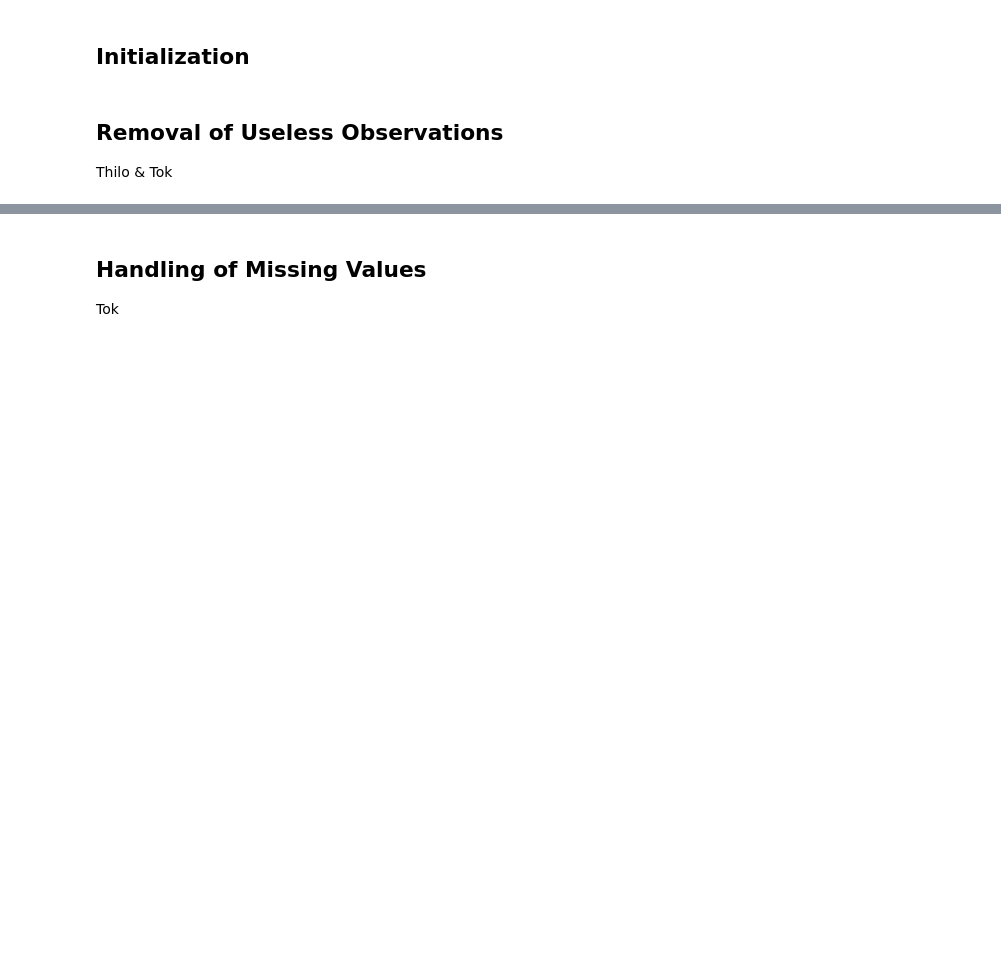
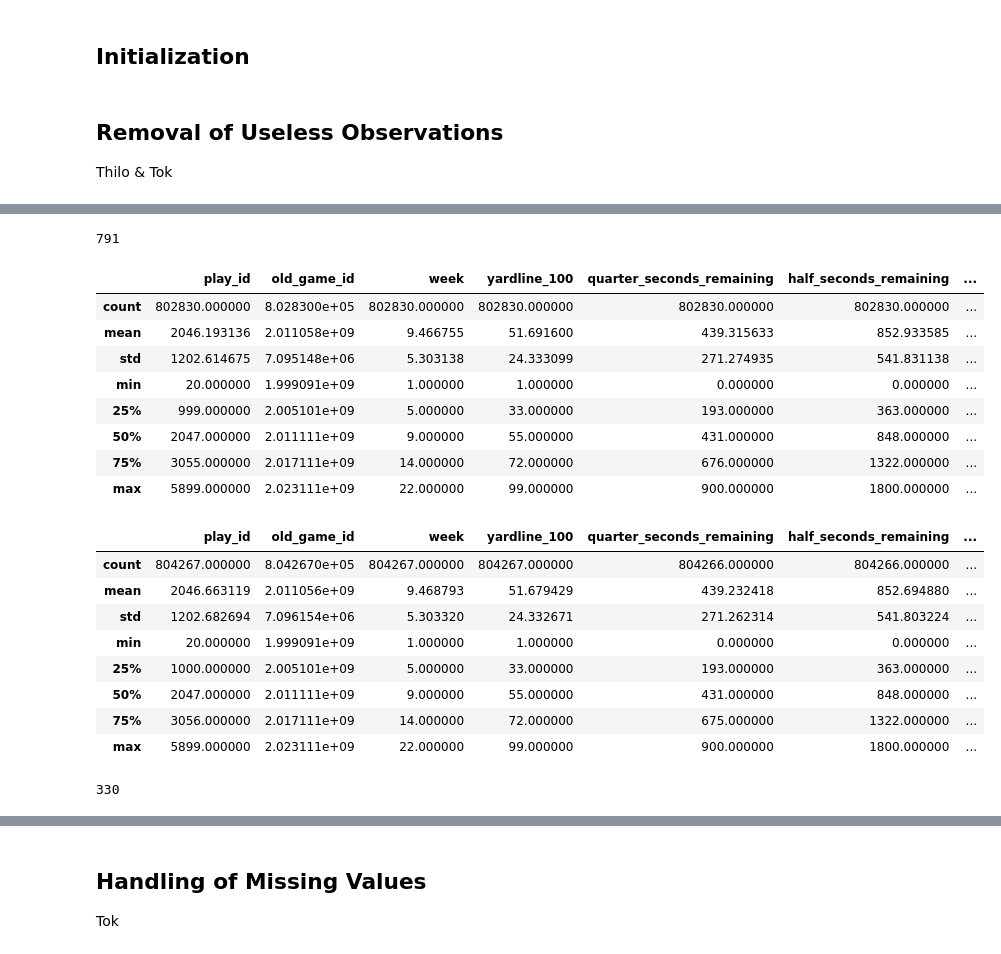
Before and after one commit to MatthiasBiermanns/NFL_play_prediction, a Jupyter notebook: preprocessing_documentation.ipynb, the cells around one changed output, grey strips where cells are left out. Cells and saved outputs as stored; diff of their text form; code cells hidden in the pictures; blank space fills up the shorter version.

Commit message:
exclude passers tested

```diff
--- a/preprocessing_documentation.ipynb
+++ b/preprocessing_documentation.ipynb
@@ -101,0 +158,49 @@ len(list(combined_df["start_time"].unique()))
+# %%
+len(list(combined_df["passer_id"].unique()))
+# %% [output]
+791
+# %%
+# Erstelle eine Maske für 'pass_type' == 'pass'
+pass_mask = combined_df['play_type'] == 'pass'
+
+# Filtere den DataFrame, um nur die 'pass'-Einträge zu erhalten
+pass_plays_df = combined_df[pass_mask]
+
+# Zähle die Anzahl der Pass-Einträge pro Passer und Spiel
+passer_game_counts = pass_plays_df.groupby(['passer_id', 'game_id']).size().reset_index(name='count')
+
+# Filtere die Passer, die in mindestens einem Spiel 14 Pässe geworfen haben
+passers_with_14_passes = set(passer_game_counts[passer_game_counts['count'] >= 14]['passer_id'])
+
+# Filtere die 'pass'-Einträge, bei denen die passer_id nicht in passers_with_14_passes ist
+filtered_pass_plays_df = pass_plays_df[pass_plays_df['passer_id'].isin(passers_with_14_passes)]
+
+# Füge die 'run'-Einträge wieder hinzu
+filtered_df = pd.concat([combined_df[~pass_mask], filtered_pass_plays_df])
+
+# Ergebnis anzeigen
+pd.set_option("display.max_columns", None)
+
+display(filtered_df.describe())
+display(combined_df.describe())
+print(len(passers_with_14_passes))
+# %% [output]
+|  | play_id | old_game_id | week | yardline_100 | quarter_seconds_remaining | half_seconds_remaining | ... |
+| count | 802830.000000 | 8.028300e+05 | 802830.000000 | 802830.000000 | 802830.000000 | 802830.000000 | ... |
+| mean | 2046.193136 | 2.011058e+09 | 9.466755 | 51.691600 | 439.315633 | 852.933585 | ... |
+| std | 1202.614675 | 7.095148e+06 | 5.303138 | 24.333099 | 271.274935 | 541.831138 | ... |
+| min | 20.000000 | 1.999091e+09 | 1.000000 | 1.000000 | 0.000000 | 0.000000 | ... |
+| 25% | 999.000000 | 2.005101e+09 | 5.000000 | 33.000000 | 193.000000 | 363.000000 | ... |
+| 50% | 2047.000000 | 2.011111e+09 | 9.000000 | 55.000000 | 431.000000 | 848.000000 | ... |
+| 75% | 3055.000000 | 2.017111e+09 | 14.000000 | 72.000000 | 676.000000 | 1322.000000 | ... |
+| max | 5899.000000 | 2.023111e+09 | 22.000000 | 99.000000 | 900.000000 | 1800.000000 | ... |
+|  | play_id | old_game_id | week | yardline_100 | quarter_seconds_remaining | half_seconds_remaining | ... |
+| count | 804267.000000 | 8.042670e+05 | 804267.000000 | 804267.000000 | 804266.000000 | 804266.000000 | ... |
+| mean | 2046.663119 | 2.011056e+09 | 9.468793 | 51.679429 | 439.232418 | 852.694880 | ... |
+| std | 1202.682694 | 7.096154e+06 | 5.303320 | 24.332671 | 271.262314 | 541.803224 | ... |
+| min | 20.000000 | 1.999091e+09 | 1.000000 | 1.000000 | 0.000000 | 0.000000 | ... |
+| 25% | 1000.000000 | 2.005101e+09 | 5.000000 | 33.000000 | 193.000000 | 363.000000 | ... |
+| 50% | 2047.000000 | 2.011111e+09 | 9.000000 | 55.000000 | 431.000000 | 848.000000 | ... |
+| 75% | 3056.000000 | 2.017111e+09 | 14.000000 | 72.000000 | 675.000000 | 1322.000000 | ... |
+| max | 5899.000000 | 2.023111e+09 | 22.000000 | 99.000000 | 900.000000 | 1800.000000 | ... |
+330
```
Also changed, not shown: parts of 6 cells of this notebook.
